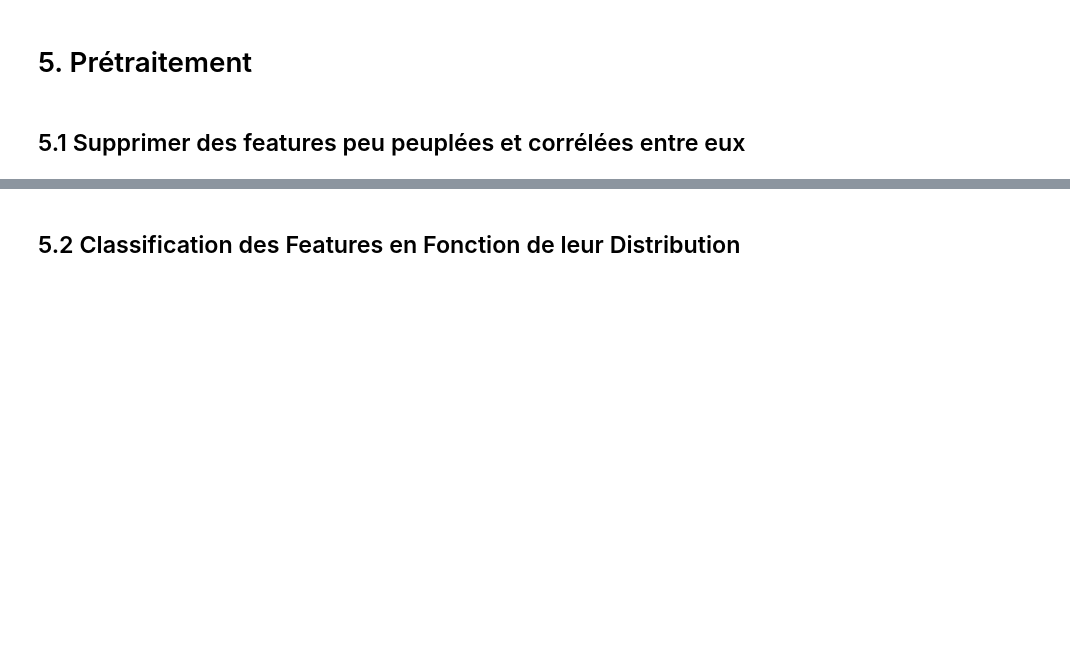
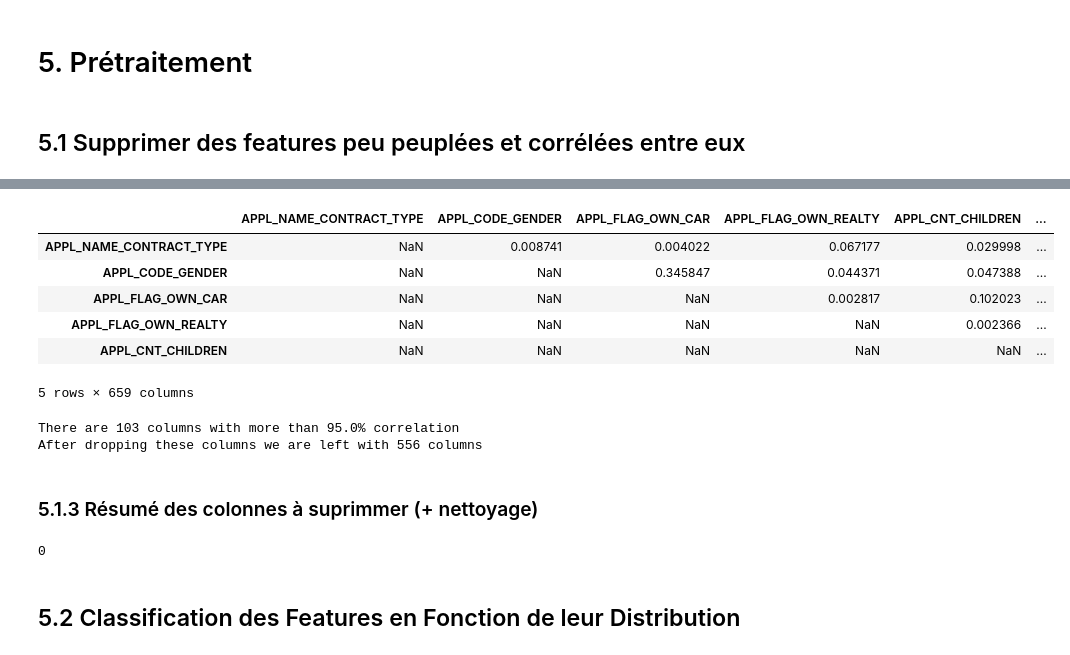
Before and after one commit to eva505/Project7, a Jupyter notebook: Notebooks/P7_02_models.ipynb, the cells around one changed output, grey strips where cells are left out. Drawn from its saved outputs; the diff is of its cells as text; code cells hidden in the pictures; blank space fills up the shorter version.

```diff
--- a/Notebooks/P7_02_models.ipynb
+++ b/Notebooks/P7_02_models.ipynb
@@ -168,0 +185,25 @@ After dropping these columns we are left with 741 columns
+# %%
+# Upper triangle of correlations
+upper = corr_matrix.where(np.triu(np.ones(corr_matrix.shape), k=1).astype('bool'))
+upper.head()
+# %% [output]
+|  | APPL_NAME_CONTRACT_TYPE | APPL_CODE_GENDER | APPL_FLAG_OWN_CAR | APPL_FLAG_OWN_REALTY | APPL_CNT_CHILDREN | ... |
+| APPL_NAME_CONTRACT_TYPE | NaN | 0.008741 | 0.004022 | 0.067177 | 0.029998 | ... |
+| APPL_CODE_GENDER | NaN | NaN | 0.345847 | 0.044371 | 0.047388 | ... |
+| APPL_FLAG_OWN_CAR | NaN | NaN | NaN | 0.002817 | 0.102023 | ... |
+| APPL_FLAG_OWN_REALTY | NaN | NaN | NaN | NaN | 0.002366 | ... |
+| APPL_CNT_CHILDREN | NaN | NaN | NaN | NaN | NaN | ... |
+5 rows × 659 columns
+# %%
+# Threshold for removing correlated variables
+threshold = 0.95
+# Select columns with correlations above threshold
+X_correlated = [column for column in upper.columns if any(upper[column] > threshold)]
+X = X.drop(columns = X_correlated)
+print(f'There are {len(X_correlated)} columns with more than {100*threshold}% correlation')
+print(f'After dropping these columns we are left with {len(X.columns)} columns')
+# %% [output]
+There are 103 columns with more than 95.0% correlation
+After dropping these columns we are left with 556 columns
+# %% [markdown]
+### 5.1.3 Résumé des colonnes à suprimmer (+ nettoyage)
@@ -169,3 +212,8 @@ After dropping these columns we are left with 741 columns
+# %%
+del corr_matrix, upper
+gc.collect()
+# %% [output]
+0
 # %% [markdown]
 ## 5.2 Classification des Features en Fonction de leur Distribution
 # %% [markdown]
```
Also changed, not shown: parts of 31 cells of this notebook, 3 other files.
